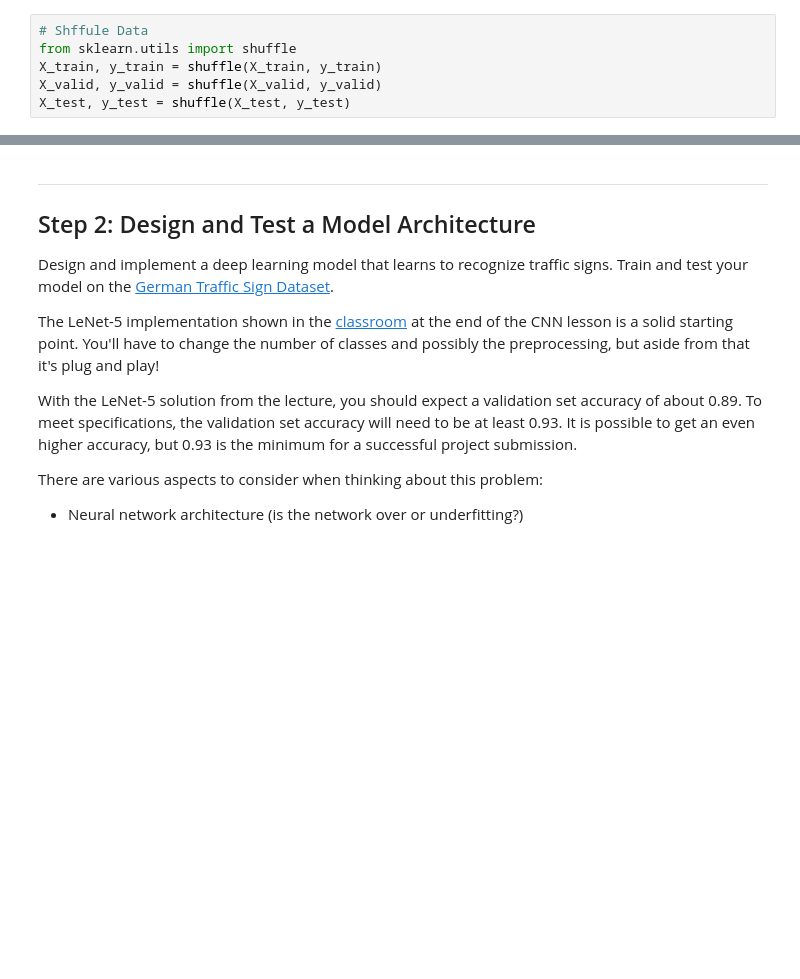
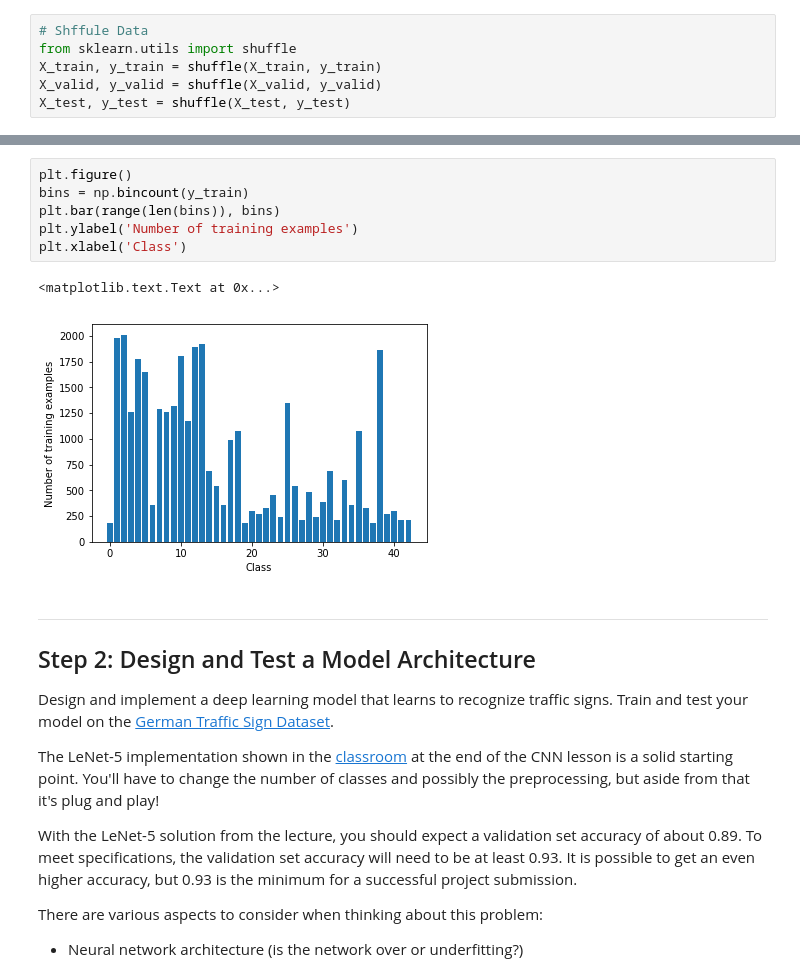
Before and after one commit to linked0/CarND-Traffic-Sign-Classifier, a Jupyter notebook: Traffic_Sign_Classifier.ipynb, the cells around one changed output, grey strips where cells are left out. Drawn from its saved outputs; the diff is of its cells as text; blank space fills up the shorter version.

```diff
--- a/Traffic_Sign_Classifier.ipynb
+++ b/Traffic_Sign_Classifier.ipynb
@@ -125,3 +153,12 @@ index:33820, sign:1
+# %%
+plt.figure()
+bins = np.bincount(y_train)
+plt.bar(range(len(bins)), bins)
+plt.ylabel('Number of training examples')
+plt.xlabel('Class')
+# %% [output]
+<matplotlib.text.Text at 0x...>
+[figure, added]
 # %% [markdown]
 ----
 
```
Also changed, not shown: parts of 15 cells of this notebook, 20 other files.
